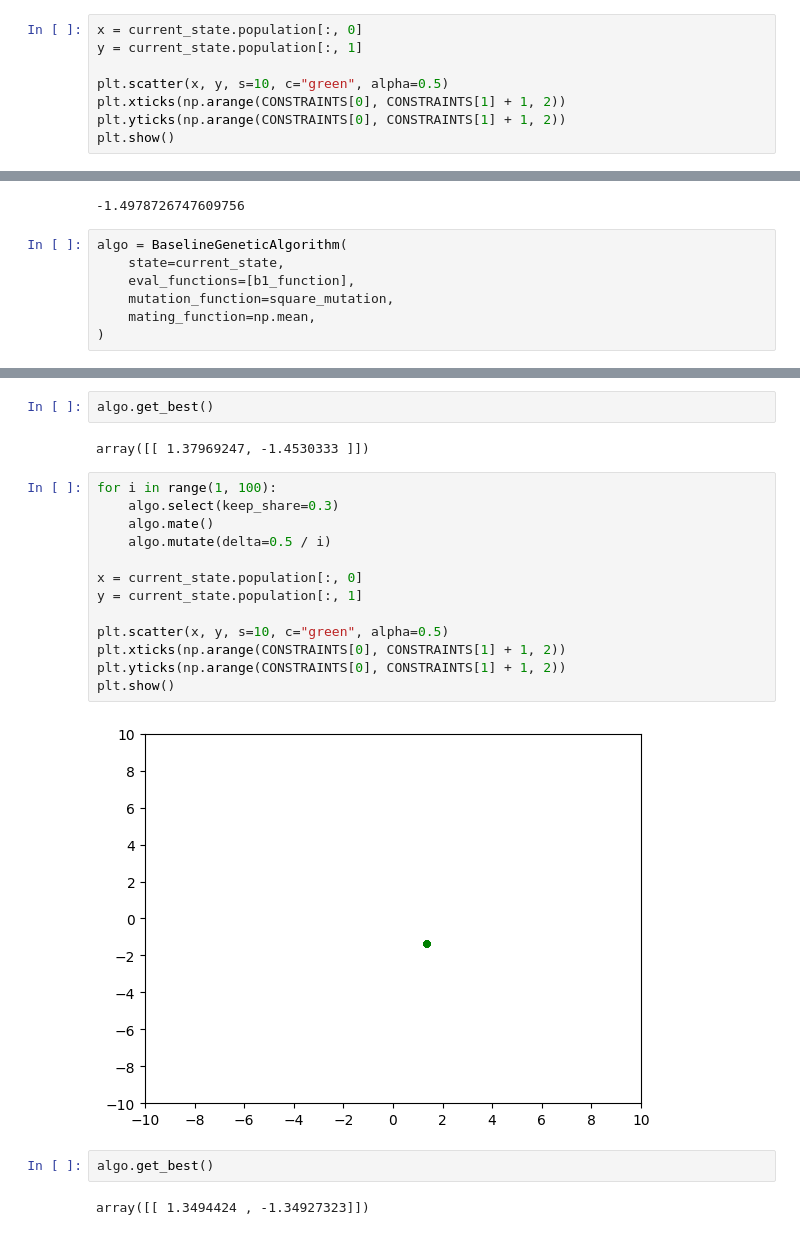
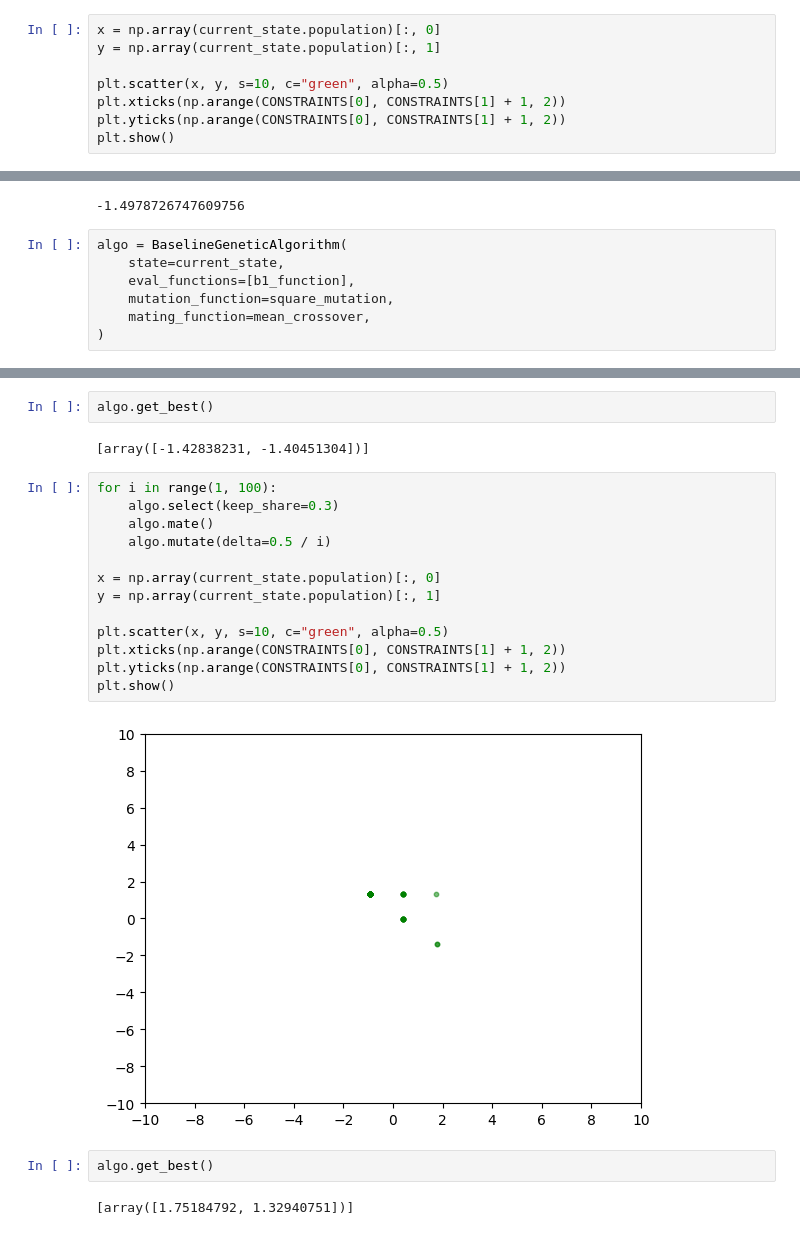
Before and after one commit to As17-01/MMDMLab1, a Jupyter notebook: 1b.ipynb, the cells around one changed output, grey strips where cells are left out. Cells and saved outputs as stored; diff of their text form.

```diff
--- a/1b.ipynb
+++ b/1b.ipynb
@@ -18,8 +19,8 @@ current_state = DotsGeneticAlgorithmState(
     random_state=RANDOM_STATE,
 )
 # %%
-x = current_state.population[:, 0]
-y = current_state.population[:, 1]
+x = np.array(current_state.population)[:, 0]
+y = np.array(current_state.population)[:, 1]
 
 plt.scatter(x, y, s=10, c="green", alpha=0.5)
 plt.xticks(np.arange(CONSTRAINTS[0], CONSTRAINTS[1] + 1, 2))
@@ -47,7 +48,7 @@ algo = BaselineGeneticAlgorithm(
     state=current_state,
     eval_functions=[b1_function],
     mutation_function=square_mutation,
-    mating_function=np.mean,
+    mating_function=mean_crossover,
 )
 # %%
 algo.get_best()
@@ -92,23 +93,23 @@ plt.show()
 # %%
 algo.get_best()
 # %% [output]
-array([[ 1.37969247, -1.4530333 ]])
+[array([-1.42838231, -1.40451304])]
 # %%
 for i in range(1, 100):
     algo.select(keep_share=0.3)
     algo.mate()
     algo.mutate(delta=0.5 / i)
 
-x = current_state.population[:, 0]
-y = current_state.population[:, 1]
+x = np.array(current_state.population)[:, 0]
+y = np.array(current_state.population)[:, 1]
 
 plt.scatter(x, y, s=10, c="green", alpha=0.5)
 plt.xticks(np.arange(CONSTRAINTS[0], CONSTRAINTS[1] + 1, 2))
 plt.yticks(np.arange(CONSTRAINTS[0], CONSTRAINTS[1] + 1, 2))
 plt.show()
 # %% [output]
-[figure, old version]
+[figure, new version]
 # %%
 algo.get_best()
 # %% [output]
-array([[ 1.3494424 , -1.34927323]])
+[array([1.75184792, 1.32940751])]
```
Also changed, not shown: parts of 5 cells of this notebook, 11 other files.
